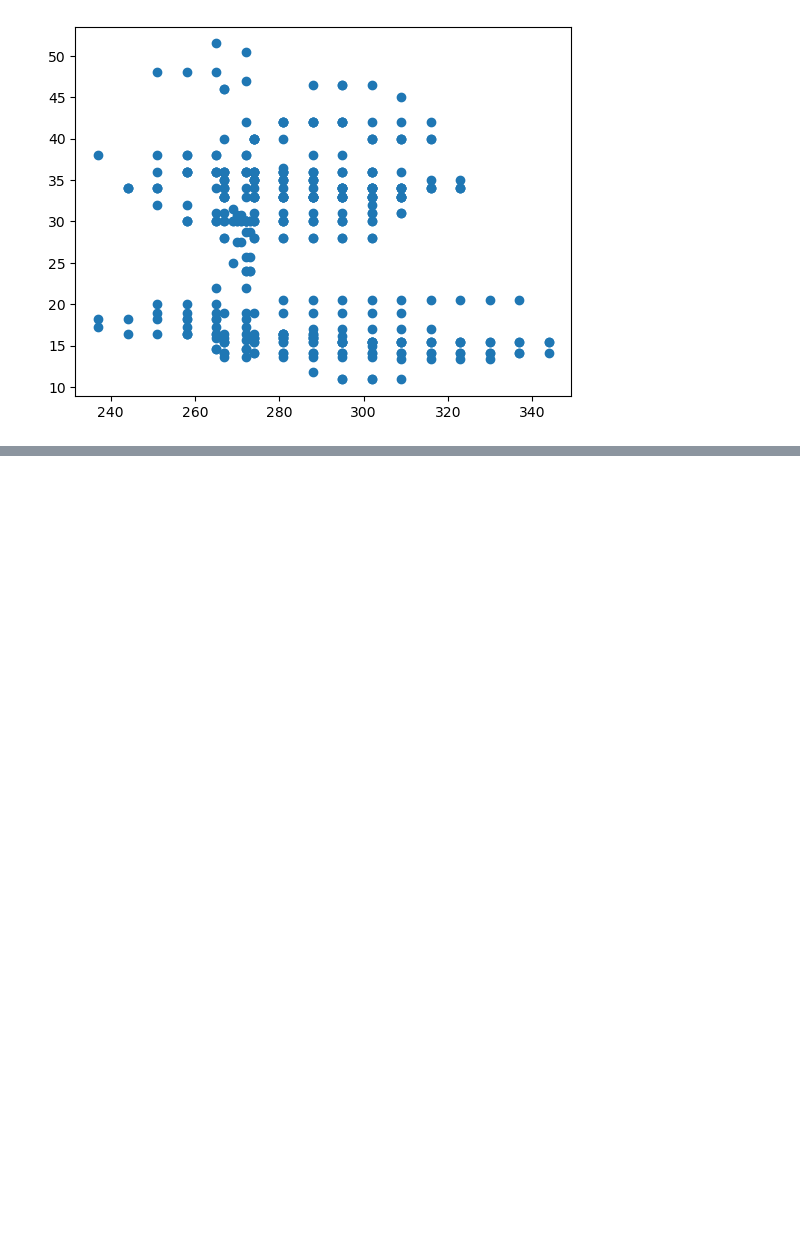
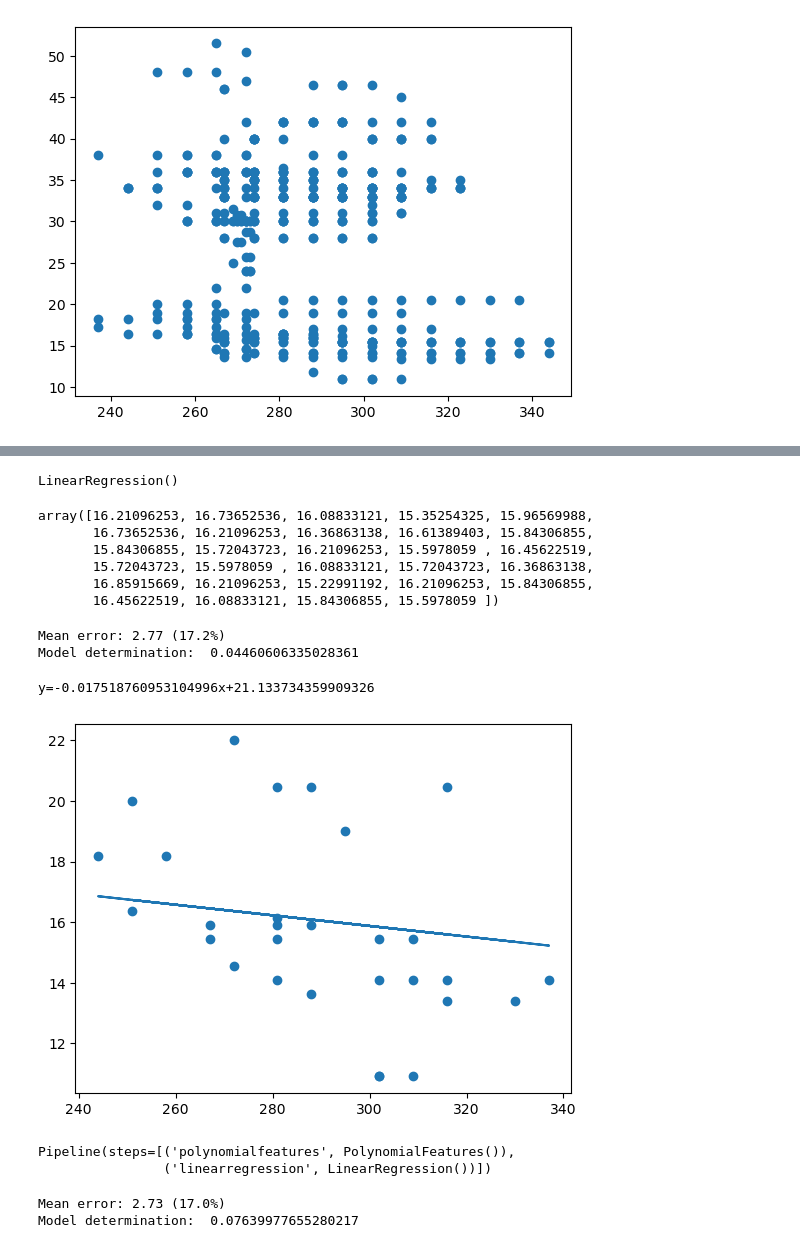
Before and after one commit to azer775/ML-For-Beginners, a Jupyter notebook: 2-Regression/3-Linear/notebook.ipynb, the cells around one changed output, grey strips where cells are left out. Saved outputs shown, nothing was run; the diff lists cells and outputs as text; code cells hidden in the pictures; blank space fills up the shorter version.

```diff
--- a/2-Regression/3-Linear/notebook.ipynb
+++ b/2-Regression/3-Linear/notebook.ipynb
@@ -72,0 +141,61 @@ plt.scatter('DayOfYear','Price',data=new_pumpkins)
+# %%
+#We start by separating input values (features) and the expected output (label)
+# into separate numpy arrays
+X = pie_pumpkins[['DayOfYear']].to_numpy().reshape(-1,1)
+y= pie_pumpkins['Price']
+#split the data into train and test datasets,
+# so that we can validate our model after training
+X_train,X_test,y_train,y_test = train_test_split(X,y,test_size=0.2,random_state=0)
+# %%
+#training the actual Linear Regression model takes only two lines of code.
+#We define the LinearRegression object, and fit it to our data using the fit method
+lr = LinearRegression()
+lr.fit(X_train,y_train)
+# %% [output]
+LinearRegression()
+# %%
+#predict with our model lr X_test
+pred= lr.predict(X_test)
+pred
+# %% [output]
+array([16.21096253, 16.73652536, 16.08833121, 15.35254325, 15.96569988,
+       16.73652536, 16.21096253, 16.36863138, 16.61389403, 15.84306855,
+       15.84306855, 15.72043723, 16.21096253, 15.5978059 , 16.45622519,
+       15.72043723, 15.5978059 , 16.08833121, 15.72043723, 16.36863138,
+       16.85915669, 16.21096253, 15.22991192, 16.21096253, 15.84306855,
+       16.45622519, 16.08833121, 15.84306855, 15.5978059 ])
+# %%
+#Calculate the mean square error
+mse = np.sqrt(mean_squared_error(y_test,pred))
+print(f'Mean error: {mse:3.3} ({mse/np.mean(pred)*100:3.3}%)')
+score= lr.score(X_train,y_train)
+print('Model determination: ', score)
+# %% [output]
+Mean error: 2.77 (17.2%)
+Model determination:  0.04460606335028361
+# %%
+plt.scatter(X_test,y_test)#for points
+plt.plot(X_test,pred)#for segment
+print(f"y={lr.coef_[0]}x+{lr.intercept_}")
+# %% [output]
+y=-0.017518760953104996x+21.133734359909326
+[figure, added]
+# %%
+from sklearn.preprocessing import PolynomialFeatures
+from sklearn.pipeline import make_pipeline
+
+pipeline = make_pipeline(PolynomialFeatures(2), LinearRegression())
+
+pipeline.fit(X_train,y_train)
+# %% [output]
+Pipeline(steps=[('polynomialfeatures', PolynomialFeatures()),
+                ('linearregression', LinearRegression())])
+# %%
+pred1=pipeline.predict(X_test)
+mse1=np.sqrt(mean_squared_error(y_test,pred1))
+print(f'Mean error: {mse1:3.3} ({mse1/np.mean(pred1)*100:3.3}%)')
+score1= pipeline.score(X_train,y_train)
+print('Model determination: ', score1)
+# %% [output]
+Mean error: 2.73 (17.0%)
+Model determination:  0.07639977655280217
```
Also changed, not shown: parts of 8 cells of this notebook.
